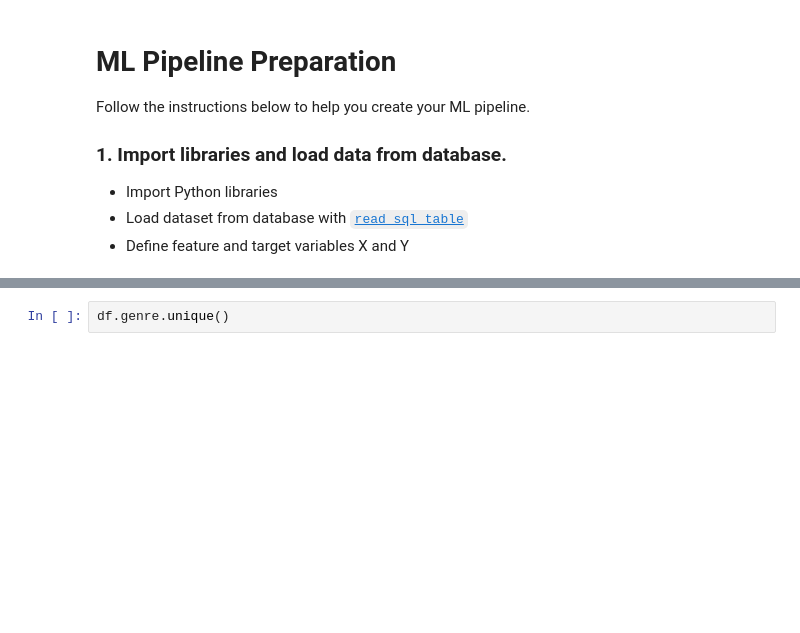
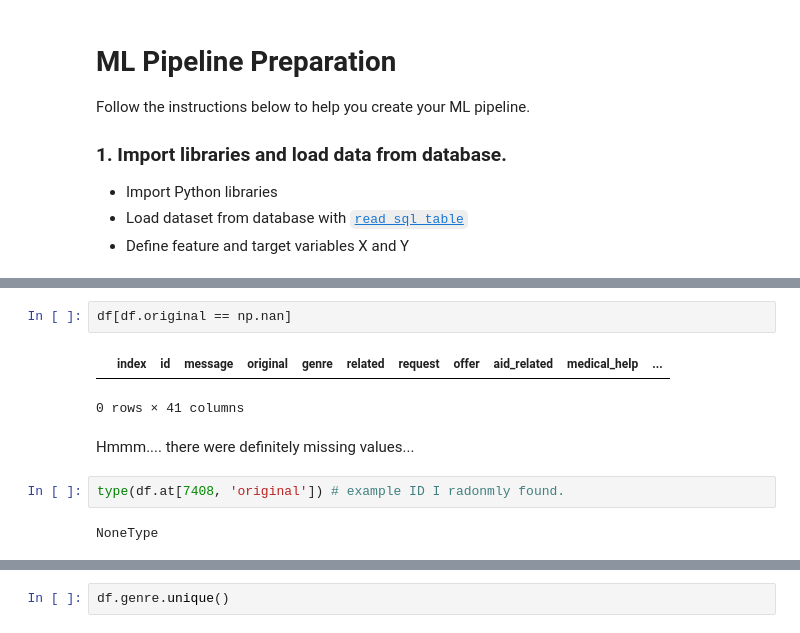
Before and after one commit to bwenner/DisasterResponsePipeline, a Jupyter notebook: ML Pipeline Preparation.ipynb, the cells around one changed output, grey strips where cells are left out. Saved outputs shown, nothing was run; the diff lists cells and outputs as text; blank space fills up the shorter version.

```diff
--- a/ML Pipeline Preparation.ipynb
+++ b/ML Pipeline Preparation.ipynb
@@ -70,3 +71,14 @@ original, type: object    0.612069
 dtype: float64
 -------------------- Analysis of Columns with NaN values finished --------------------
 -------------------- Dataframe analysis finished --------------------
+# %%
+df[df.original == np.nan]
+# %% [output]
+|  | index | id | message | original | genre | related | request | offer | aid_related | medical_help | ... |
+0 rows × 41 columns
+# %% [markdown]
+Hmmm.... there were definitely missing values...
+# %%
+type(df.at[7408, 'original']) # example ID I radonmly found.
+# %% [output]
+NoneType
```
Also changed, not shown: parts of 26 cells of this notebook, 2 other files.
